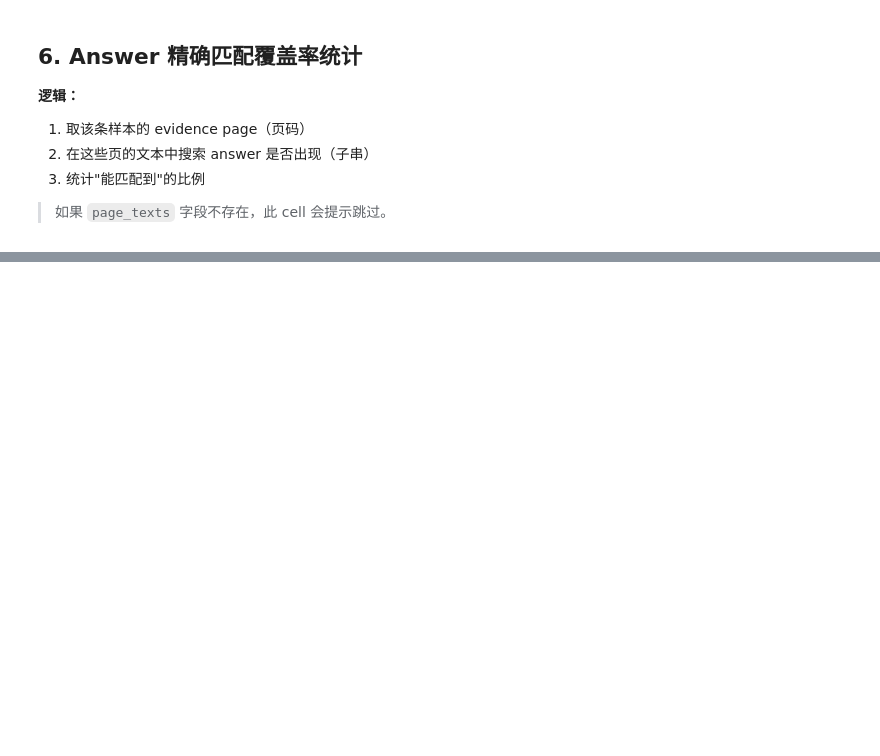
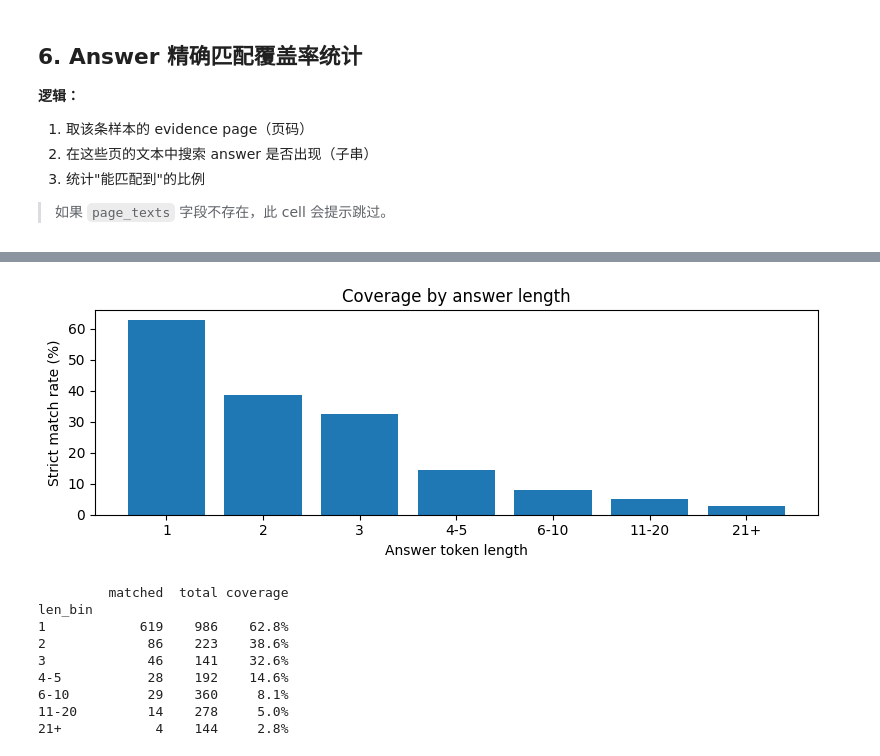
Before and after one commit to TimothyXia9/qwen-vl-planner, a Jupyter notebook: longdocurl_coverage_analysis.ipynb, the cells around one changed output, grey strips where cells are left out. Cells and saved outputs as stored; diff of their text form; code cells hidden in the pictures; blank space fills up the shorter version.

```diff
--- a/longdocurl_coverage_analysis.ipynb
+++ b/longdocurl_coverage_analysis.ipynb
@@ -193,56 +302,29 @@ else:
 # %%
-from rank_bm25 import BM25Okapi
+bins   = [0,1,2,3,5,10,20,999]
+labels = ["1","2","3","4-5","6-10","11-20","21+"]
+res["len_bin"] = pd.cut(res["token_len"], bins=bins, labels=labels)
 
-def split_chunks(text: str, min_len: int = 20) -> list[str]:
-    """按段落切分，过滤过短段落"""
-    paras = re.split(r"\n{2,}", text.strip())
-    return [p.strip() for p in paras if len(p.strip().split()) >= min_len]
+g2 = res.groupby("len_bin")["strict"].agg(["sum","count","mean"])
+g2.columns = ["matched","total","coverage"]
 
-if not (FIELD_PAGE_TEXTS and FIELD_PAGE_TEXTS in ds.column_names):
-    print("⚠️  page_texts 字段不存在，跳过 BM25 chunk 级统计")
-else:
-    bm25_results = []
+fig, ax = plt.subplots(figsize=(8, 3))
+ax.bar(range(len(g2)), g2["coverage"]*100)
+ax.set_xticks(range(len(g2)))
+ax.set_xticklabels(g2.index)
+ax.set_xlabel("Answer token length"); ax.set_ylabel("Strict match rate (%)")
+ax.set_title("Coverage by answer length")
+plt.tight_layout(); plt.show()
 
-    for row in ds:
-        answer       = row[FIELD_ANSWER]
-        evidence_pgs = row[FIELD_EVIDENCE_PAGES]
-        page_texts   = row[FIELD_PAGE_TEXTS]
-        qtype        = row.get(FIELD_QTYPE, "unknown") if FIELD_QTYPE else "unknown"
-
-        ev_texts = []
-        for pg in evidence_pgs:
-            idx = int(pg) - 1
-            if 0 <= idx < len(page_texts):
-                ev_texts.append(page_texts[idx])
-
-        combined = " ".join(ev_texts)
-        chunks = split_chunks(combined)
-
-        if not chunks:
-            bm25_results.append({"found": False, "n_chunks": 0, "qtype": qtype})
-            continue
-
-        # BM25 检索：query = answer tokens
-        tokenized = [c.lower().split() for c in chunks]
-        bm25 = BM25Okapi(tokenized)
-        query_tokens = answer.lower().split()
-        scores = bm25.get_scores(query_tokens)
-        top_idx = scores.argmax()
-        top_chunk = chunks[top_idx]
-
-        found = answer_in_text(answer, top_chunk) or answer_in_text_loose(answer, top_chunk)
-        bm25_results.append({"found": found, "n_chunks": len(chunks), "qtype": qtype})
-
-    df_bm25 = pd.DataFrame(bm25_results)
-    total = len(df_bm25)
-
-    print(f"BM25 top-1 chunk 定位覆盖率：{df_bm25['found'].mean()*100:.1f}%  ({df_bm25['found'].sum()}/{total})")
-    print(f"平均 chunk 数/evidence pages：{df_bm25['n_chunks'].mean():.1f}")
-    print()
-
-    if FIELD_QTYPE and FIELD_QTYPE in ds.column_names:
-        print("── 按问题类型拆分（BM25 top-1）──")
-        g = df_bm25.groupby("qtype")["found"].agg(["sum","count","mean"])
-        g.columns = ["matched","total","coverage"]
-        g["coverage"] = g["coverage"].map("{:.1%}".format)
-        print(g.sort_values("total", ascending=False).to_string())
+g2["coverage"] = g2["coverage"].map("{:.1%}".format)
+print(g2.to_string())
+# %% [output]
+[figure, added]
+         matched  total coverage
+len_bin
+1            619    986    62.8%
+2             86    223    38.6%
+3             46    141    32.6%
+4-5           28    192    14.6%
+6-10          29    360     8.1%
+11-20         14    278     5.0%
+21+            4    144     2.8%
```
Also changed, not shown: parts of 26 cells of this notebook.
